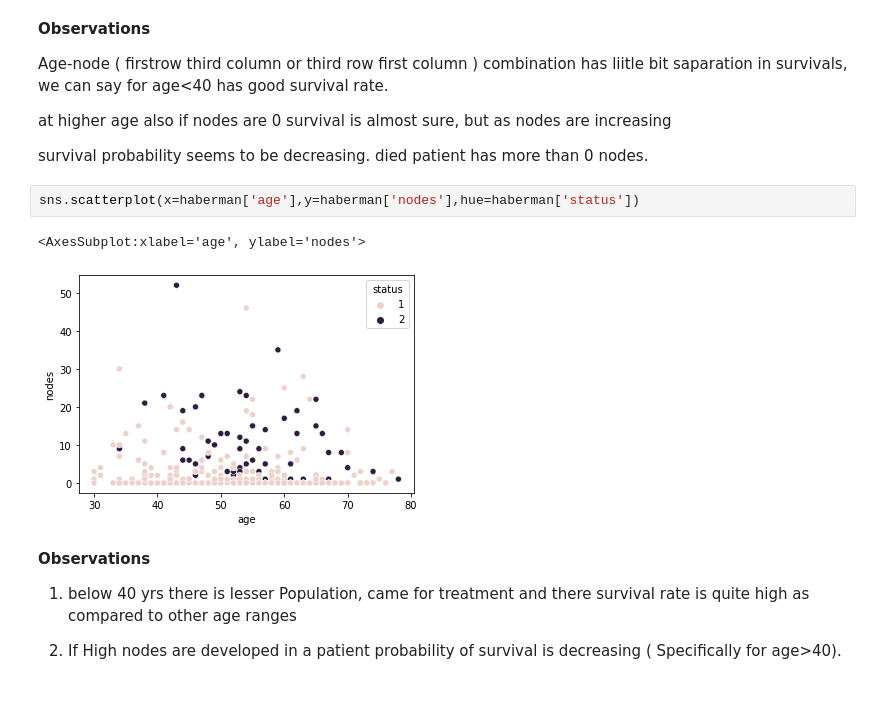
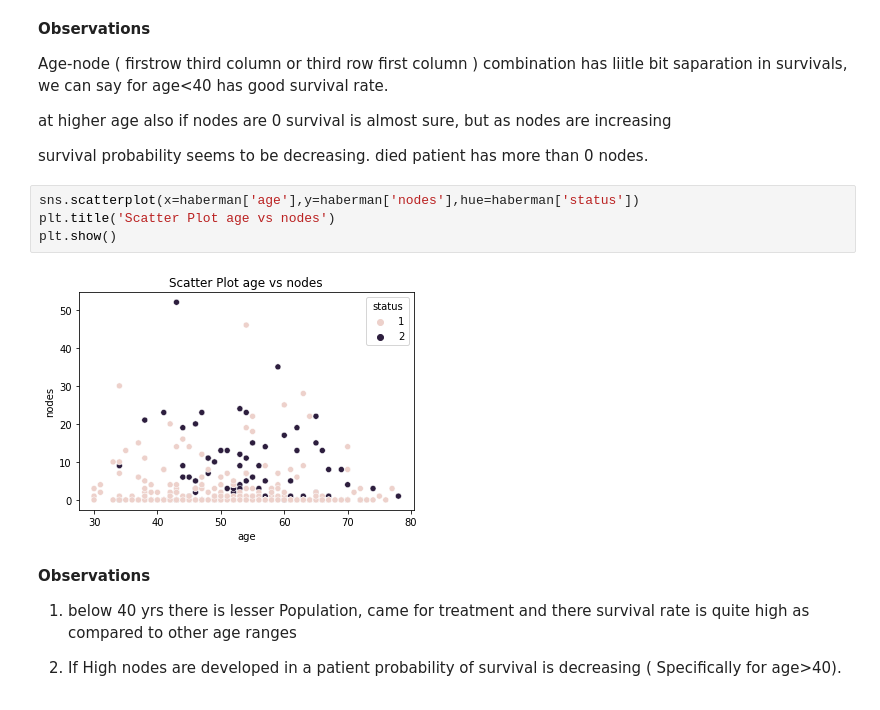
Before and after one commit to gitesh-Pbi/gitesh-Pbi, a Jupyter notebook: haberman-eda-finale.ipynb, the cells around one changed output. Drawn from its saved outputs; the diff is of its cells as text.

```diff
--- a/haberman-eda-finale.ipynb
+++ b/haberman-eda-finale.ipynb
@@ -78,9 +80,10 @@ at higher age also if nodes are 0 survival is almost sure, but as nodes are incr
 survival probability seems to be decreasing. died patient has more than 0 nodes.
 # %%
 sns.scatterplot(x=haberman['age'],y=haberman['nodes'],hue=haberman['status'])
+plt.title('Scatter Plot age vs nodes')
+plt.show()
 # %% [output]
-<AxesSubplot:xlabel='age', ylabel='nodes'>
-[figure, old version]
+[figure, new version]
 # %% [markdown]
 **Observations**
 
```
Also changed, not shown: parts of 6 cells of this notebook.
